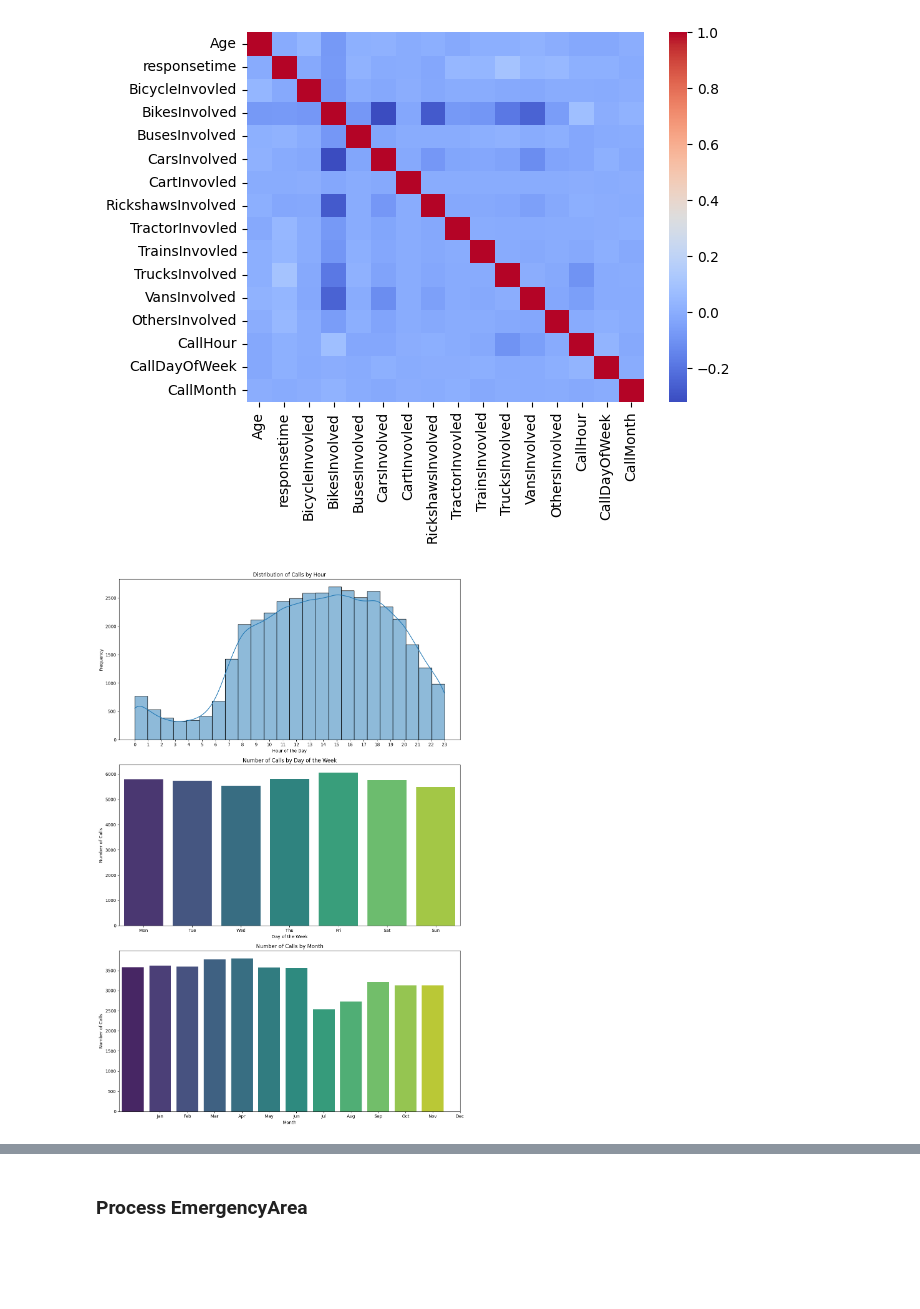
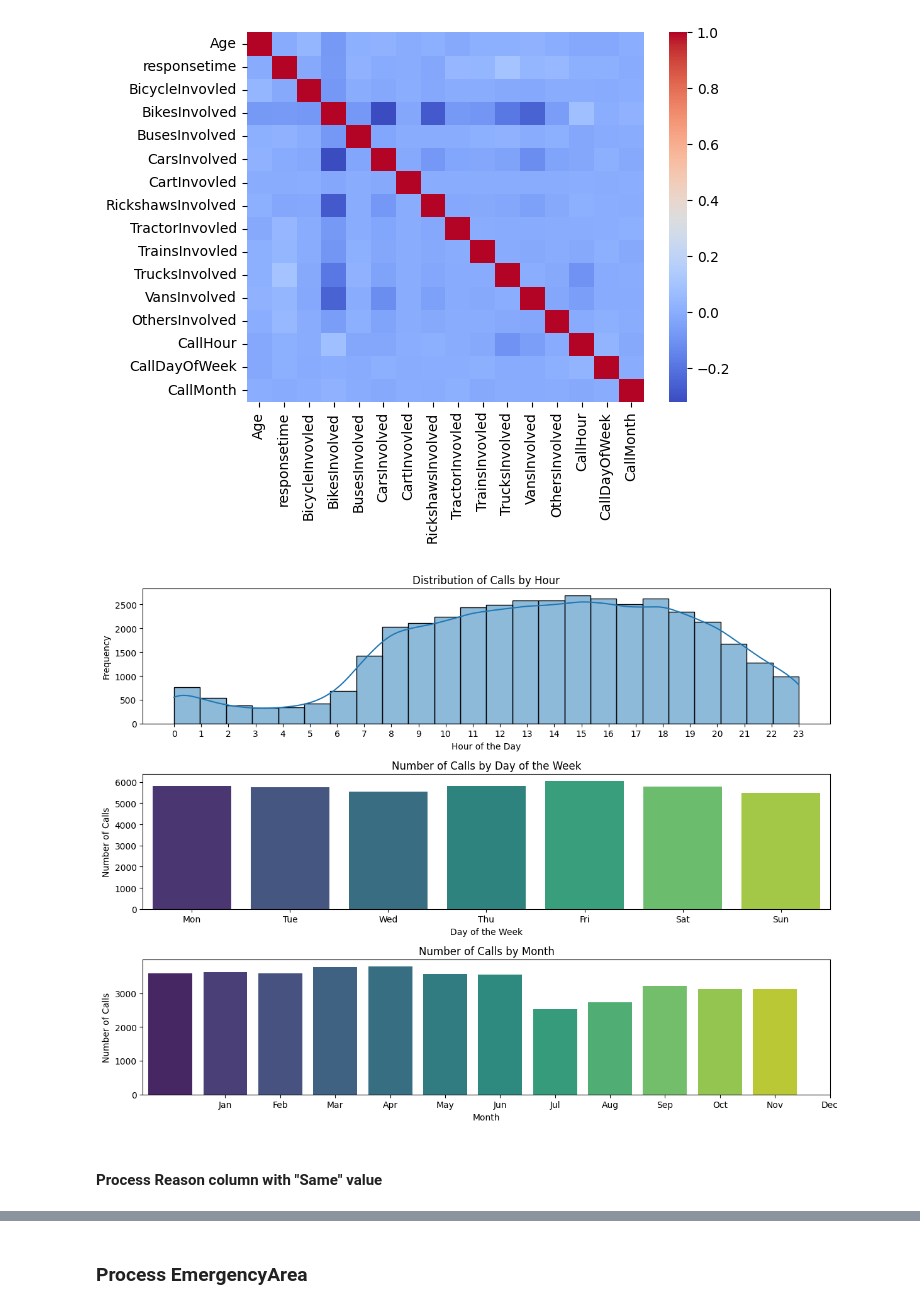
Before and after one commit to Sibgat-Ul/Road_Accidents_Pakistan_Prediction, a Jupyter notebook: toonsquad_445_7_assignment_2.ipynb, the cells around one changed output, grey strips where cells are left out. Saved outputs shown, nothing was run; the diff lists cells and outputs as text; code cells hidden in the pictures; blank space fills up the shorter version.

```diff
--- a/toonsquad_445_7_assignment_2.ipynb
+++ b/toonsquad_445_7_assignment_2.ipynb
@@ -315,34 +348,34 @@ sns.heatmap(rta_dataset[num_cols].corr(), cmap='coolwarm')
 [figure]
 # %%
 # Create subplots
-fig, axes = plt.subplots(3, 1, figsize=(12, 18))
+fig, axes = plt.subplots(3, 1, figsize=(12, 9))
 
 # Plot calls by hour
 sns.histplot(rta_dataset['CallHour'], bins=24, kde=True, ax=axes[0])
 axes[0].set_title('Distribution of Calls by Hour')
 axes[0].set_xlabel('Hour of the Day')
 axes[0].set_ylabel('Frequency')
 axes[0].set_xticks(range(0, 24))
 
 # Plot calls by day of the week
 sns.countplot(x='CallDayOfWeek', data=rta_dataset, palette='viridis', ax=axes[1])
 axes[1].set_title('Number of Calls by Day of the Week')
 axes[1].set_xlabel('Day of the Week')
 axes[1].set_ylabel('Number of Calls')
 axes[1].set_xticks(ticks=range(7), labels=['Mon', 'Tue', 'Wed', 'Thu', 'Fri', 'Sat', 'Sun'])
 
 # Plot calls by month
 sns.countplot(x='CallMonth', data=rta_dataset, palette='viridis', ax=axes[2])
 axes[2].set_title('Number of Calls by Month')
 axes[2].set_xlabel('Month')
 axes[2].set_ylabel('Number of Calls')
 axes[2].set_xticks(ticks=range(1, 13), labels=['Jan', 'Feb', 'Mar', 'Apr', 'May', 'Jun', 'Jul', 'Aug', 'Sep', 'Oct', 'Nov', 'Dec'])
 
 # Adjust layout
 plt.tight_layout()
 plt.show()
 # %% [output]
-[figure, old version]
+[figure, new version]
 # %%
 def convert_to_shift(x) -> str:
   hour = x
@@ -370,3 +403,5 @@ def conver_to_season(x) -> str:
 
 rta_dataset['CallHour'] = rta_dataset['CallHour'].apply(convert_to_shift)
 rta_dataset['CallMonth'] = rta_dataset['CallMonth'].apply(conver_to_season)
+# %% [markdown]
+#### Process Reason column with "Same" value
```
Also changed, not shown: parts of 21 cells of this notebook.
